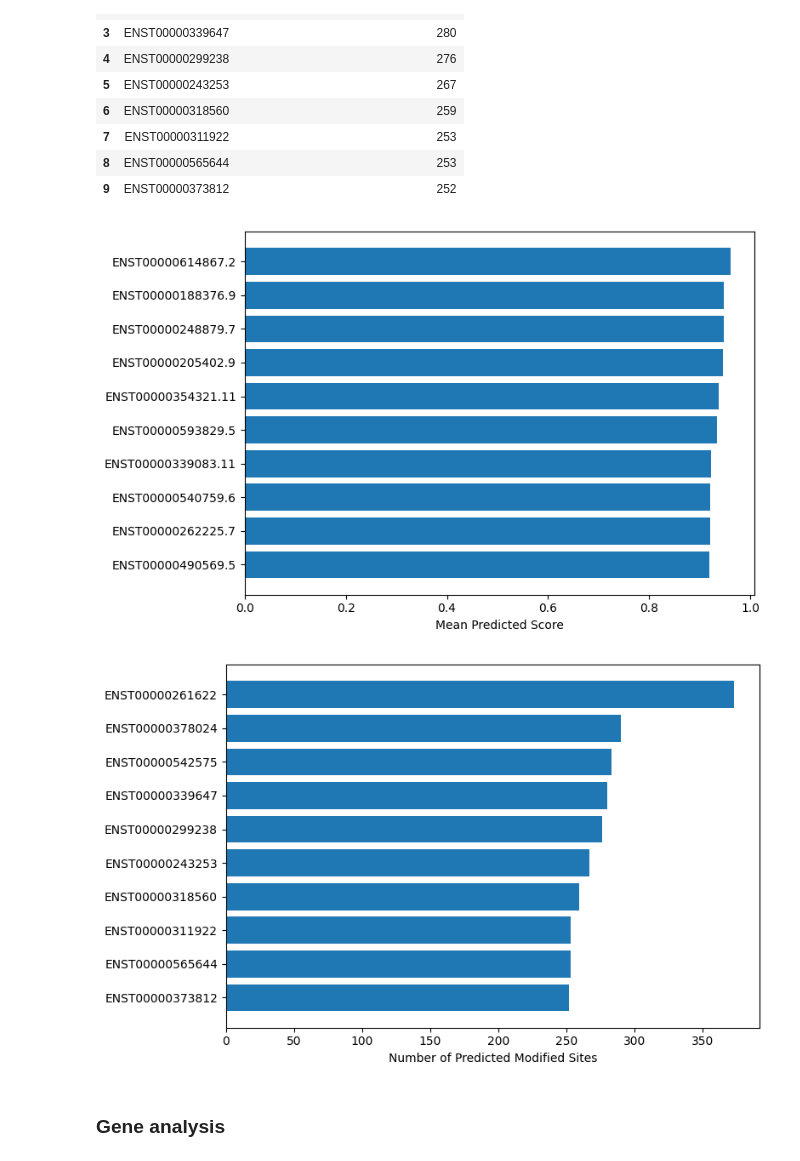
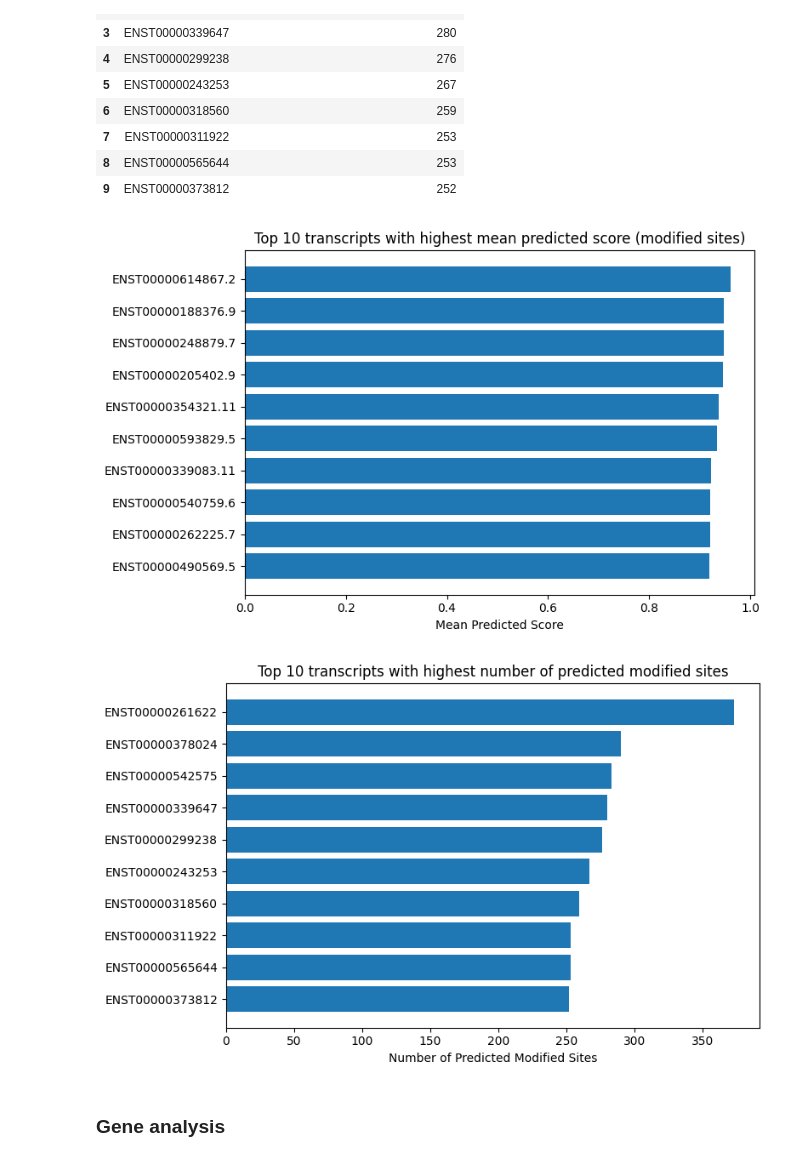
Before and after one commit to LeongChongGui/HelixHomies, a Jupyter notebook: Task2.ipynb, the cells around one changed output. Cells and saved outputs as stored; diff of their text form; code cells hidden in the pictures.

```diff
--- a/Task2.ipynb
+++ b/Task2.ipynb
@@ -497,22 +497,24 @@ Top 10 transcripts with highest number of predicted modified sites:
 # %%
 # Bar plot of top 10 transcripts with highest mean predicted score across all cell lines for predicted modified sites
 plt.figure(figsize=(8,5))
 plt.barh(top_transcripts_modified['transcript_id'], top_transcripts_modified['mean_predicted_score'])
 plt.gca().invert_yaxis()
 plt.xlabel('Mean Predicted Score')
+plt.title('Top 10 transcripts with highest mean predicted score (modified sites)')
 plt.tight_layout()
 plt.show()
 
 # Bar plot of top 10 transcripts with highest number of predicted modified sites
 plt.figure(figsize=(8,5))
 plt.barh(top_transcripts_modified_counts['transcript_id'], top_transcripts_modified_counts['number_of_predicted_modified_sites'])
 plt.gca().invert_yaxis()
 plt.xlabel('Number of Predicted Modified Sites')
+plt.title('Top 10 transcripts with highest number of predicted modified sites')
 plt.tight_layout()
 plt.show()
 # %% [output]
-[figure, old version]
+[figure, new version]
-[figure, old version]
+[figure, new version]
 # %% [markdown]
 ### Gene analysis
 # %%
```
